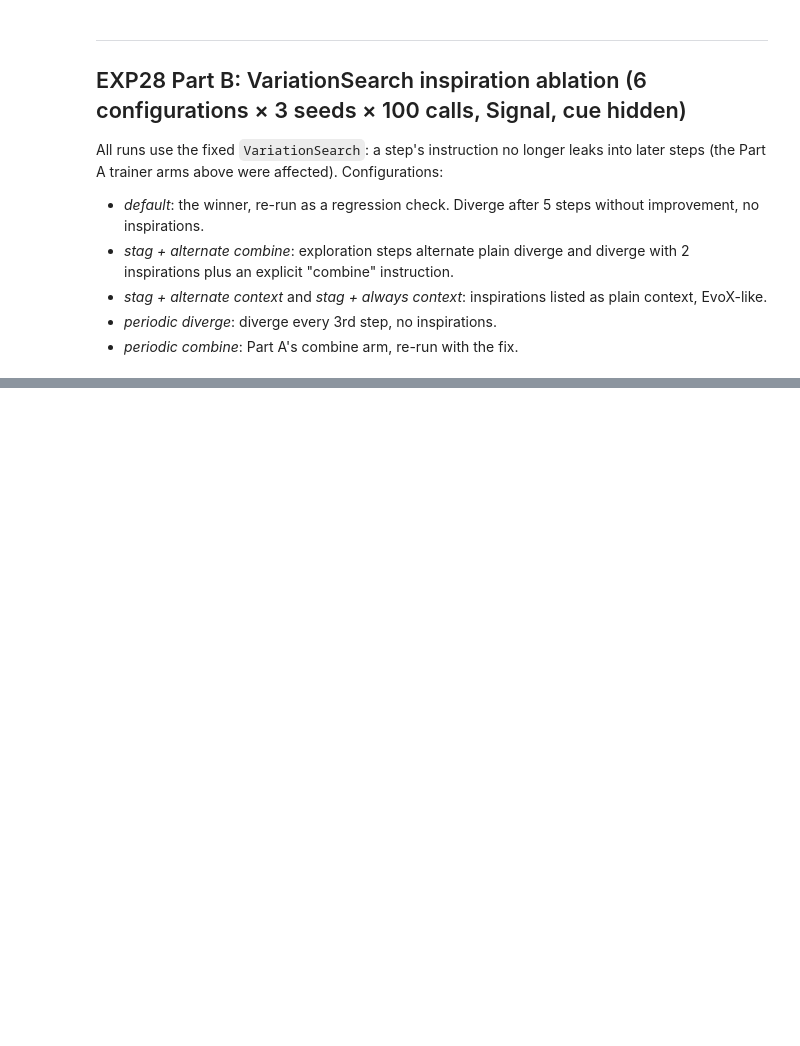
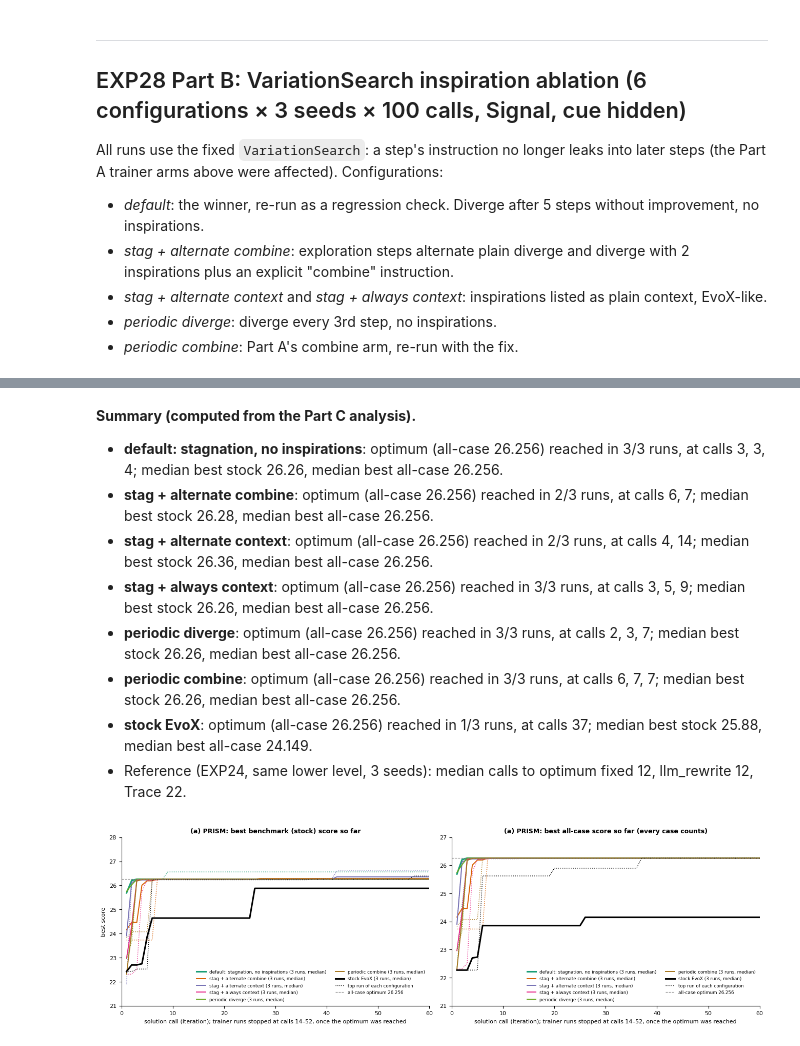
Before and after one commit to doxav/NewTrace, a Jupyter notebook: experiments/recursive_opt/_analysis/retrospective_20261006/key_findings.ipynb, the cells around one changed output, grey strips where cells are left out. Cells and saved outputs as stored; diff of their text form; code cells hidden in the pictures; blank space fills up the shorter version.

```diff
--- a/experiments/recursive_opt/_analysis/retrospective_20261006/key_findings.ipynb
+++ b/experiments/recursive_opt/_analysis/retrospective_20261006/key_findings.ipynb
@@ -700,0 +709,61 @@ else:
+# %%
+PC = sorted((R / 'EXP28/results').glob('prism_*/analysis.json'))
+eC = json.loads(PC[-1].read_text()) if PC else None
+ARMS_C = {**ARMS_B, 'evox_stock': ('stock EvoX', 'black')}
+def prism_curve(points, idx):
+    by = {}
+    for p in points:
+        by[p[0]] = max(by.get(p[0], -1), p[idx])
+    best, row = prism_rescore['initial']['metrics']['valid_score'], []
+    for k in it:
+        best = max(best, by.get(k, -1)); row.append(best)
+    return np.array(row)
+if eC is None:
+    print('Part C analysis not available yet')
+else:
+    S = eC['summary']
+    order = [a for a in ARMS_C if a in S]
+    fast = [a for a in order if S[a]['median_calls_to_optimum'] is not None]
+    display(Markdown('**Summary (computed from the Part C analysis).**\n' + '\n'.join(
+        f"- **{ARMS_C[a][0]}**: optimum (all-case {OPT:.3f}) reached in {S[a]['reached_optimum']} runs"
+        + (f", at calls {', '.join(map(str, S[a]['calls_to_optimum']))}" if S[a]['calls_to_optimum'] else '')
+        + f"; median best stock {S[a]['median_best_stock']:.2f}, median best all-case {S[a]['median_best_allcase']:.3f}." for a in order)
+        + f"\n- Reference (EXP24, same lower level, 3 seeds): median calls to optimum fixed 12, llm_rewrite 12, Trace 22."))
+    fig, axs = plt.subplots(1, 2, figsize=(13, 3.9), constrained_layout=True)
+    for ax_, idx, title, ylim in ((axs[0], 1, '(a) PRISM: best benchmark (stock) score so far', (21, 28)),
+                                  (axs[1], 2, '(a) PRISM: best all-case score so far (every case counts)', (21, 27))):
+        for arm in order:
+            rs = [r for r in eC['runs'].values() if r['arm'] == arm]
+            m = np.array([prism_curve(r['points'], idx) for r in rs]); name, colour = ARMS_C[arm]
+            ax_.plot(it, np.median(m, 0), '-', color=colour, lw=2.2 if arm in ('evox_stock', 'vs_default') else 1.4, label=f'{name} ({len(rs)} runs, median)')
+            ax_.plot(it, m[m[:, -1].argmax()], ':', color=colour, lw=1.0)
+        ax_.plot([], [], 'k:', lw=1.0, label='top run of each configuration')
+        ax_.axhline(OPT, color='grey', lw=0.8, ls='--', label=f'all-case optimum {OPT:.3f}')
+        ax_.set(title=title, xlabel='solution call (iteration); trainer runs stopped at calls 14–52, once the optimum was reached', xlim=(0, 60), ylim=ylim)
+        ax_.legend(fontsize=6.3, loc='lower right', frameon=False, ncol=2)
+    axs[0].set_ylabel('best score')
+    plt.show()
+    rows = [{'Configuration': ARMS_C[a][0], 'Runs': S[a]['runs'], 'Best stock (median)': S[a]['median_best_stock'],
+             'Best all-case (median)': S[a]['median_best_allcase'], 'Reached optimum': S[a]['reached_optimum'],
+             'Calls to optimum': ', '.join(map(str, S[a]['calls_to_optimum'])) or '–',
+             'Mode mix': ', '.join(f'{k} {v}' for k, v in sorted(sum((list(r['mode_mix'].items()) for r in eC['runs'].values() if r['arm'] == a), []),
+                                                              key=lambda kv: kv[0])) or '–'} for a in order]
+    for r in rows:
+        if r['Mode mix'] != '–':
+            agg = {}
+            for k_v in r['Mode mix'].split(', '):
+                k, v = k_v.rsplit(' ', 1); agg[k] = agg.get(k, 0) + int(v)
+            total = sum(agg.values()); r['Mode mix'] = ', '.join(f'{k} {v / total:.0%}' for k, v in sorted(agg.items()))
+    display(pd.DataFrame(rows).style.hide(axis='index').format({'Best stock (median)': '{:.3f}', 'Best all-case (median)': '{:.3f}'})
+            .set_table_styles(small))
+# %% [output]
+**Summary (computed from the Part C analysis).**
+- **default: stagnation, no inspirations**: optimum (all-case 26.256) reached in 3/3 runs, at calls 3, 3, 4; median best stock 26.26, median best all-case 26.256.
+- **stag + alternate combine**: optimum (all-case 26.256) reached in 2/3 runs, at calls 6, 7; median best stock 26.28, median best all-case 26.256.
+- **stag + alternate context**: optimum (all-case 26.256) reached in 2/3 runs, at calls 4, 14; median best stock 26.36, median best all-case 26.256.
+- **stag + always context**: optimum (all-case 26.256) reached in 3/3 runs, at calls 3, 5, 9; median best stock 26.26, median best all-case 26.256.
+- **periodic diverge**: optimum (all-case 26.256) reached in 3/3 runs, at calls 2, 3, 7; median best stock 26.26, median best all-case 26.256.
+- **periodic combine**: optimum (all-case 26.256) reached in 3/3 runs, at calls 6, 7, 7; median best stock 26.26, median best all-case 26.256.
+- **stock EvoX**: optimum (all-case 26.256) reached in 1/3 runs, at calls 37; median best stock 25.88, median best all-case 24.149.
+- Reference (EXP24, same lower level, 3 seeds): median calls to optimum fixed 12, llm_rewrite 12, Trace 22.
+[figure, added]
```
Also changed, not shown: parts of 5 cells of this notebook, 9 other files.
